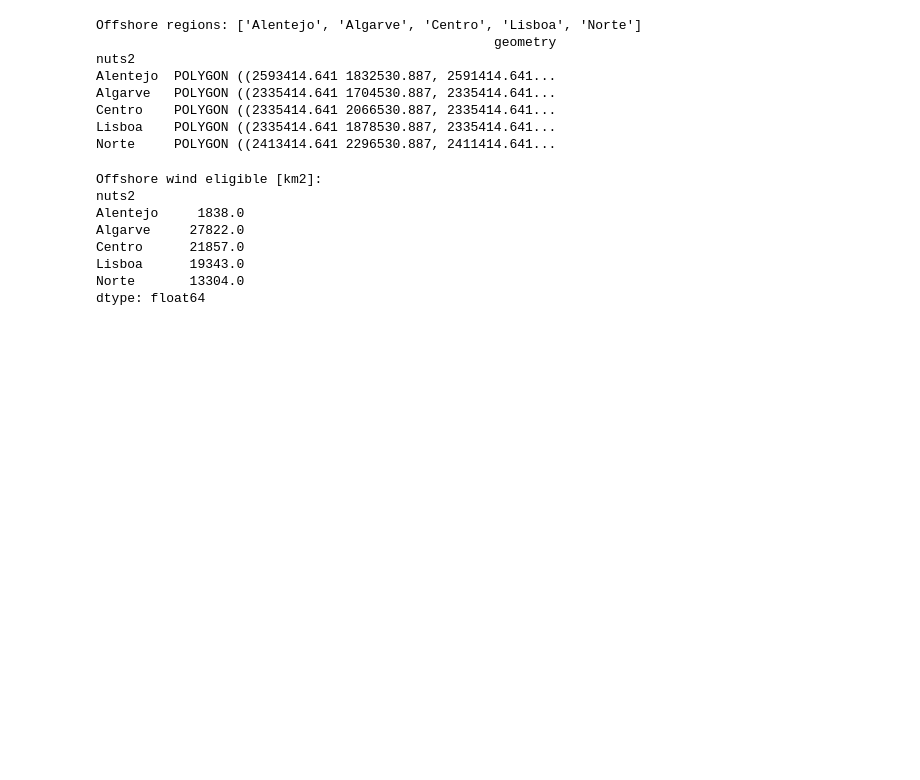
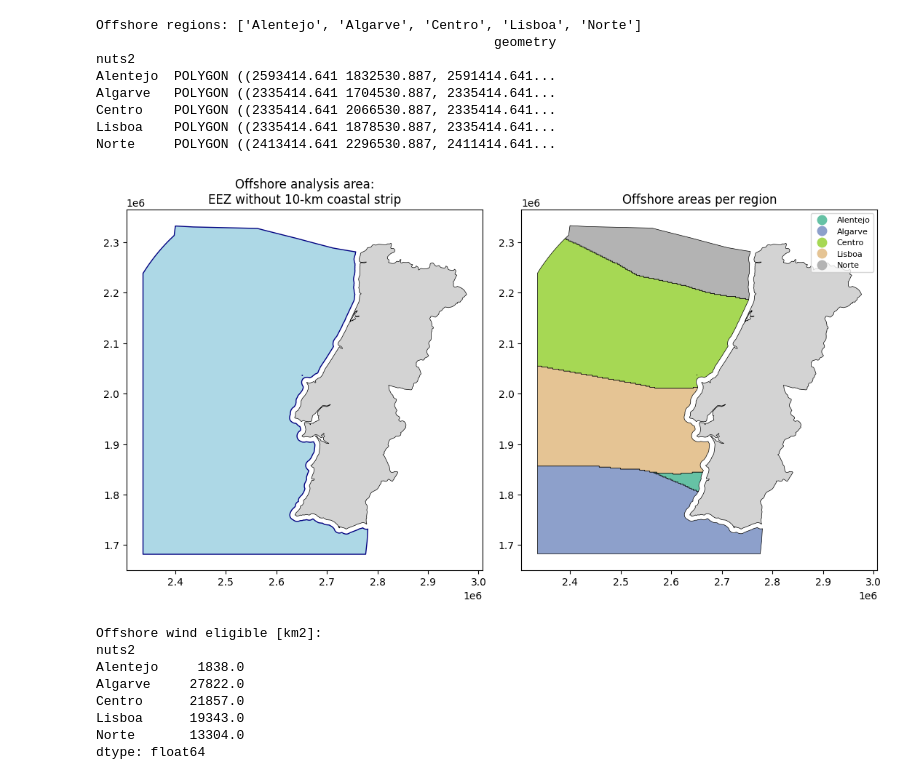
Before and after one commit to luigi2901/DataScienceEnergySystems, a Jupyter notebook: Valen/EAnalysis.ipynb, the cells around one changed output. Drawn from its saved outputs; the diff is of its cells as text; code cells hidden in the pictures; blank space fills up the shorter version.

```diff
--- a/Valen/EAnalysis.ipynb
+++ b/Valen/EAnalysis.ipynb
@@ -232,4 +256,22 @@ Algarve   POLYGON ((2335414.641 1704530.887, 2335414.641...
 Centro    POLYGON ((2335414.641 2066530.887, 2335414.641...
 Lisboa    POLYGON ((2335414.641 1878530.887, 2335414.641...
 Norte     POLYGON ((2413414.641 2296530.887, 2411414.641...
+# %%
+# --- Plot: offshore analysis area + region assignment (like Luis) ---
+fig, axes = plt.subplots(1, 2, figsize=(11, 8))
+
+# Left: EEZ without 10-km coastal strip
+gpd.GeoSeries([offshore_area], crs=3035).plot(ax=axes[0], color='lightblue', edgecolor='navy')
+country_shape.plot(ax=axes[0], color='lightgrey', edgecolor='k', linewidth=0.5)
+axes[0].set_title('Offshore analysis area:\nEEZ without 10-km coastal strip')
+
+# Right: 2-km cells assigned to nearest NUTS-2 region
+offshore_gdf.reset_index().plot(ax=axes[1], column='nuts2', cmap='Set2',
+                                 edgecolor='k', linewidth=0.5, legend=True,
+                                 legend_kwds={'loc': 'upper right', 'fontsize': 8})
+country_shape.plot(ax=axes[1], color='lightgrey', edgecolor='k', linewidth=0.5)
+axes[1].set_title('Offshore areas per region')
+plt.tight_layout(); plt.show()
+# %% [output]
+[figure, added]
 # %%
```
Also changed, not shown: parts of 13 cells of this notebook, 2 other files.
